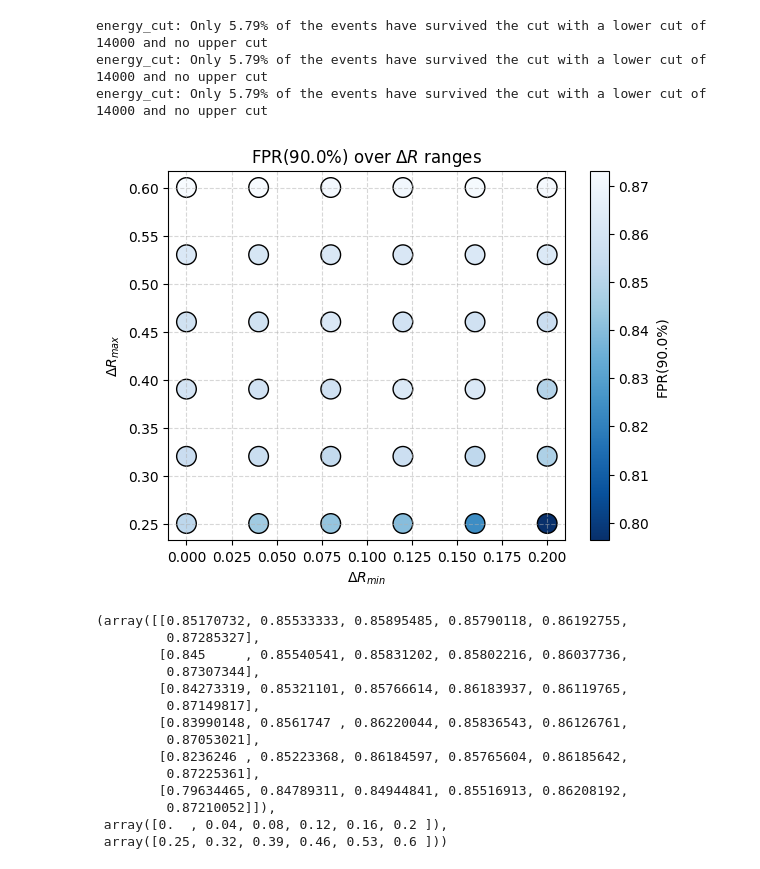
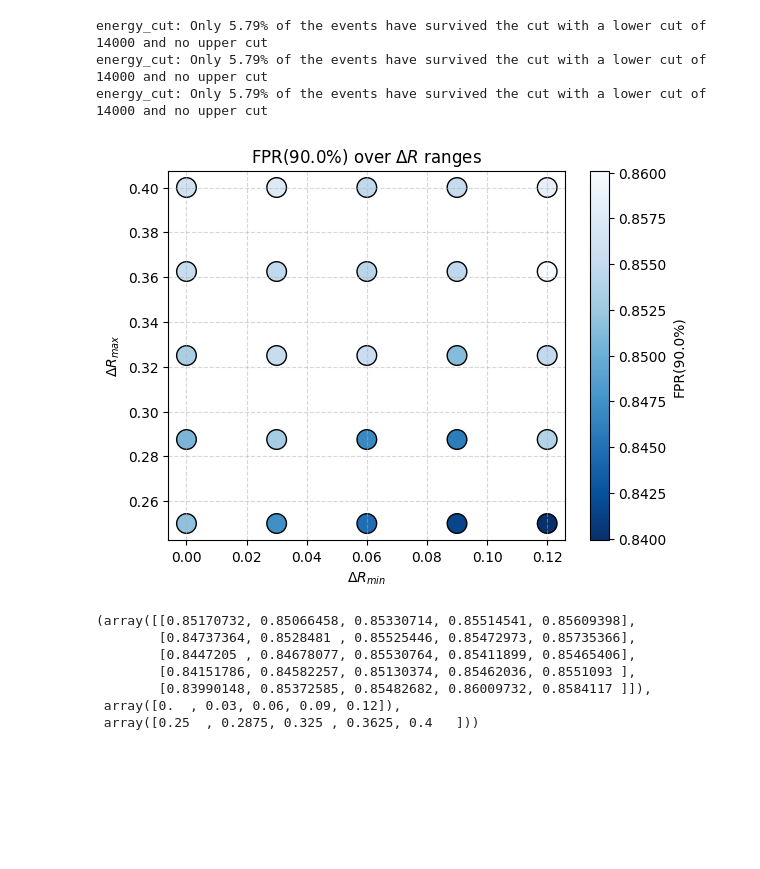
Before and after one commit to Ruba18-Code/BSc-Thesis-LVL1-trigger-for-isolated-muons-at-ATLAS, a Jupyter notebook: test.ipynb, the cells around one changed output. Saved outputs shown, nothing was run; the diff lists cells and outputs as text; code cells hidden in the pictures; blank space fills up the shorter version.

```diff
--- a/test.ipynb
+++ b/test.ipynb
@@ -30,20 +30,14 @@ energy_cut: Only 5.79% of the events have survived the cut with a lower cut of 1
 energy_cut: Only 5.79% of the events have survived the cut with a lower cut of 14000 and no upper cut
 energy_cut: Only 5.79% of the events have survived the cut with a lower cut of 14000 and no upper cut
 # %%
-ROC_FPR_2D_plot(MuonTree_Zmumu, MuonTree_ZeroBias, Zmumu_pt, Zmumu_eta, Zmumu_phi, ZeroBias_pt, ZeroBias_eta, ZeroBias_phi, steps=6, dr_max_range=[0.25,0.6], dr_min_range=[0,0.2])
+ROC_FPR_2D_plot(MuonTree_Zmumu, MuonTree_ZeroBias, Zmumu_pt, Zmumu_eta, Zmumu_phi, ZeroBias_pt, ZeroBias_eta,
+                 ZeroBias_phi, steps=5, dr_max_range=[0.25,0.4], dr_min_range=[0,0.12])
 # %% [output]
-[figure, old version]
+[figure, new version]
-(array([[0.85170732, 0.85533333, 0.85895485, 0.85790118, 0.86192755,
-         0.87285327],
-        [0.845     , 0.85540541, 0.85831202, 0.85802216, 0.86037736,
-         0.87307344],
-        [0.84273319, 0.85321101, 0.85766614, 0.86183937, 0.86119765,
-         0.87149817],
-        [0.83990148, 0.8561747 , 0.86220044, 0.85836543, 0.86126761,
-         0.87053021],
-        [0.8236246 , 0.85223368, 0.86184597, 0.85765604, 0.86185642,
-         0.87225361],
-        [0.79634465, 0.84789311, 0.84944841, 0.85516913, 0.86208192,
-         0.87210052]]),
- array([0.  , 0.04, 0.08, 0.12, 0.16, 0.2 ]),
- array([0.25, 0.32, 0.39, 0.46, 0.53, 0.6 ]))
+(array([[0.85170732, 0.85066458, 0.85330714, 0.85514541, 0.85609398],
+        [0.84737364, 0.8528481 , 0.85525446, 0.85472973, 0.85735366],
+        [0.8447205 , 0.84678077, 0.85530764, 0.85411899, 0.85465406],
+        [0.84151786, 0.84582257, 0.85130374, 0.85462036, 0.8551093 ],
+        [0.83990148, 0.85372585, 0.85482682, 0.86009732, 0.8584117 ]]),
+ array([0.  , 0.03, 0.06, 0.09, 0.12]),
+ array([0.25  , 0.2875, 0.325 , 0.3625, 0.4   ]))
```
Also changed, not shown: parts of 4 cells of this notebook, 1 other file.
